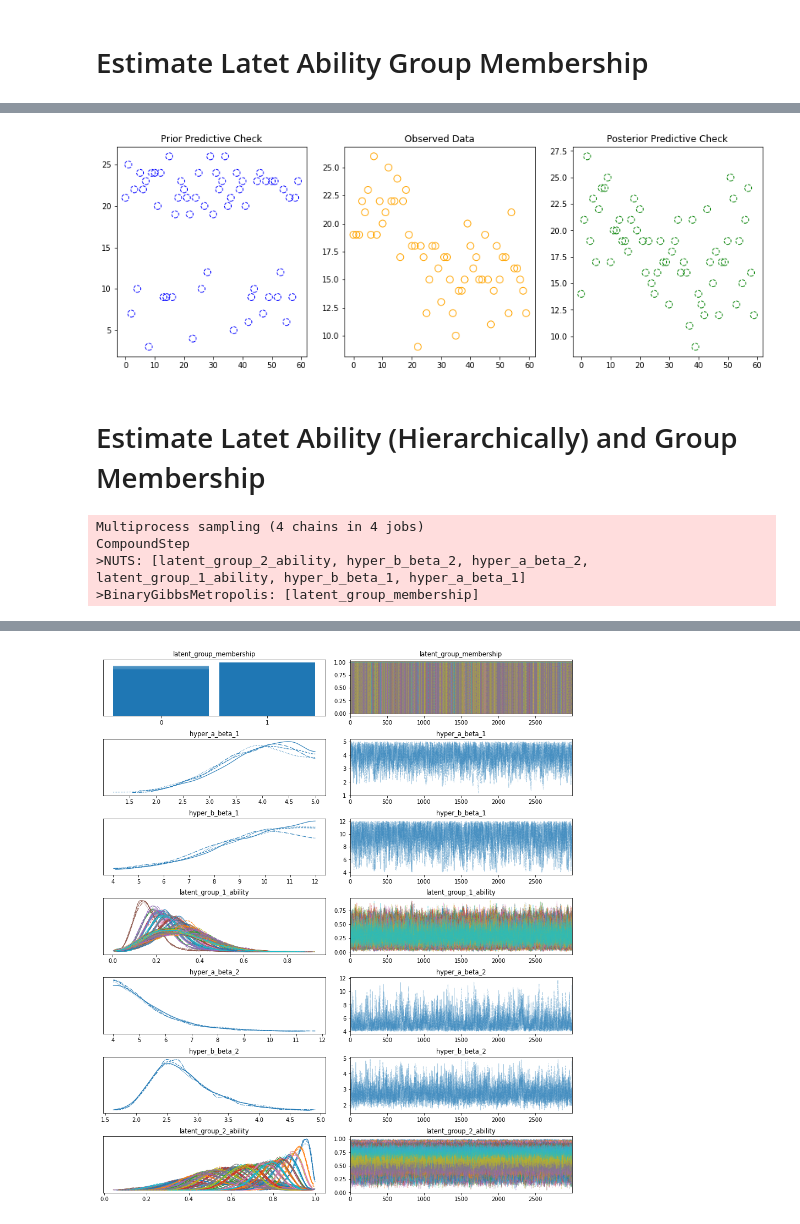
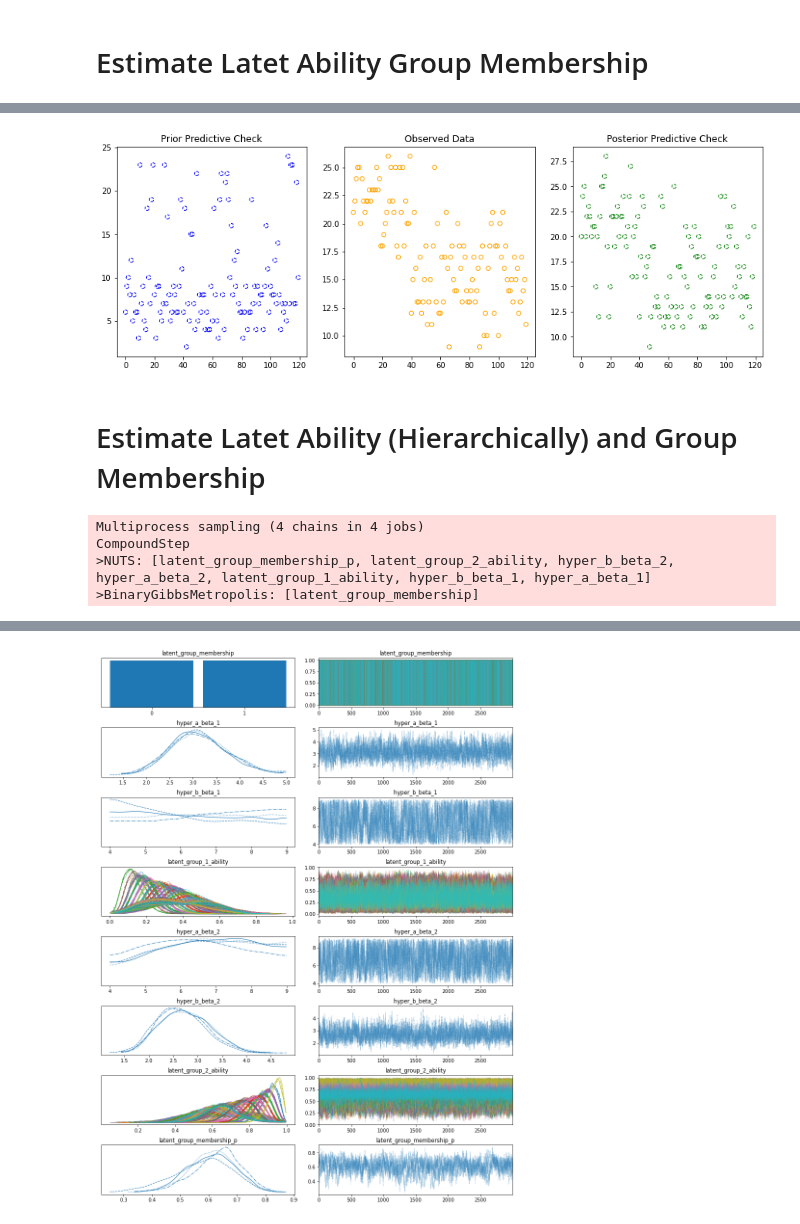
Before and after one commit to vb690/learning_bayes, a Jupyter notebook: books/bayesian_cognitive_modelling/chapter_6.ipynb, the cells around one changed output, grey strips where cells are left out. Cells and saved outputs as stored; diff of their text form; code cells hidden in the pictures.

Commit message:
Added size estimation hier model, added model latent ability difficulty

```diff
--- a/books/bayesian_cognitive_modelling/chapter_6.ipynb
+++ b/books/bayesian_cognitive_modelling/chapter_6.ipynb
@@ -80,14 +81,14 @@ visualize_samples(
     observed=obs_scores,
     prpc=prpc['observed_scores'][0, :],
     popc=popc['observed_scores'][0, :],
-    s=80
+    s=30
 )
 # %% [output]
-[figure, old version]
+[figure, new version]
 # %% [markdown]
 # Estimate Latet Ability (Hierarchically) and Group Membership
 # %%
-size_groups = 30
+size_groups = 40
 n_questions = 31
 
 obs_scores = np.hstack(
@@ -106,18 +107,19 @@ model = estimate_latent_ability_hier(
     },
     b_beta_1_kwargs={
         'lower': 4,
-        'upper': 12
+        'upper': 9
     },
     a_beta_2_kwargs={
         'lower': 4,
-        'upper': 12
+        'upper': 9
     },
     b_beta_2_kwargs={
         'lower': 1,
         'upper': 5
     },
-    bernoulli_kwargs={
-        'p': 0.8
+    beta_bernoulli_kwargs={
+        'alpha': 5,
+        'beta': 5
     }
 )
 
@@ -131,6 +133,6 @@ plate
 # %% [output]
 Multiprocess sampling (4 chains in 4 jobs)
 CompoundStep
->NUTS: [latent_group_2_ability, hyper_b_beta_2, hyper_a_beta_2, latent_group_1_ability, hyper_b_beta_1, hyper_a_beta_1]
+>NUTS: [latent_group_membership_p, latent_group_2_ability, hyper_b_beta_2, hyper_a_beta_2, latent_group_1_ability, hyper_b_beta_1, hyper_a_beta_1]
 >BinaryGibbsMetropolis: [latent_group_membership]
 [interactive output not drawn]
@@ -138,7 +140,7 @@ Sampling 4 chains for 3_000 tune and 3_000 draw iterations (12_000 + 12_000 draw
 The number of effective samples is smaller than 10% for some parameters.
 [interactive output not drawn]
 [drawing not drawn]
-[figure, old version]
+[figure, new version]
 # %%
 visualize_samples(
     observed=obs_scores,
```
Also changed, not shown: parts of 6 cells of this notebook, 1 other file.
